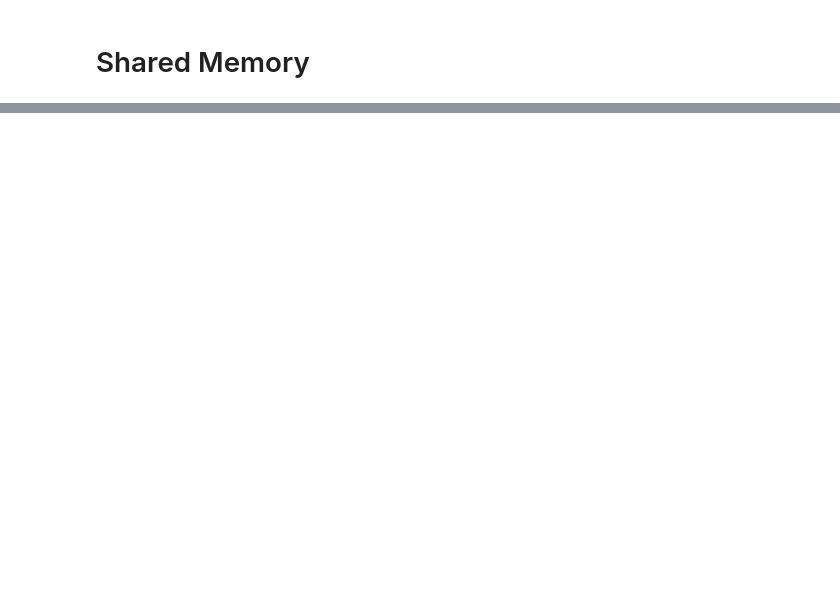
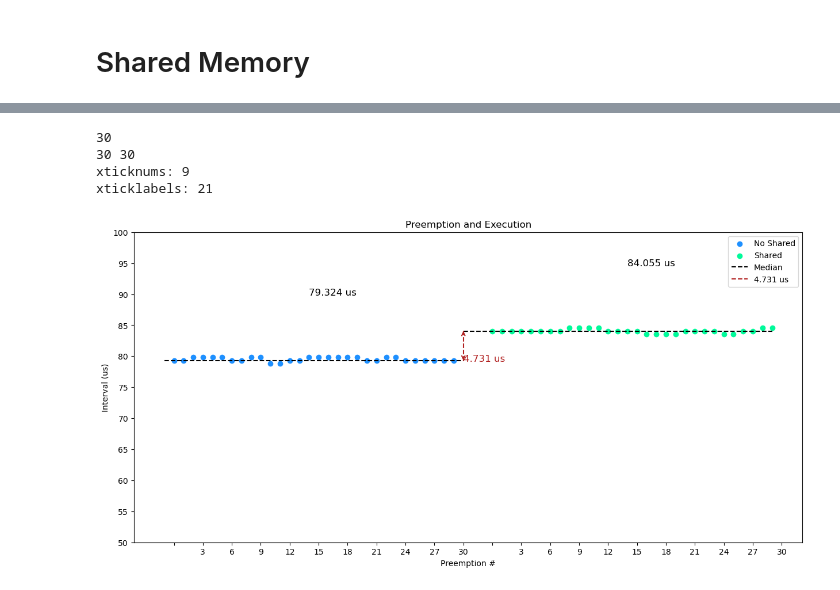
Before and after one commit to alexngUNC/GPU-research, a Jupyter notebook: Preemptions/RTX3060Ti/shared.ipynb, the cells around one changed output, grey strips where cells are left out. Drawn from its saved outputs; the diff is of its cells as text; code cells hidden in the pictures; blank space fills up the shorter version.

```diff
--- a/Preemptions/RTX3060Ti/shared.ipynb
+++ b/Preemptions/RTX3060Ti/shared.ipynb
@@ -27,0 +34,13 @@ plot_side_by_side(noSharedData=no_shared_oh, sharedData=shared_oh, NUM_SAMPLES=1
+# %%
+left_ivls = cut_ivls(no_shared_oh, [85, 100])
+right_ivls = cut_ivls(shared_oh, [85, 100])
+n = len(left_ivls)
+print(n)
+plot_side_by_side(noSharedData=left_ivls, sharedData=right_ivls, NUM_SAMPLES=n, medianLines=True, offset=n//10,
+                 lowerBound=50, upperBound=100, firstLabel="No Shared", secondLabel="Shared", plotOverhead=True)
+# %% [output]
+30
+30 30
+xticknums: 9
+xticklabels: 21
+[figure, added]
```
Also changed, not shown: parts of 3 cells of this notebook, 1 other file.
